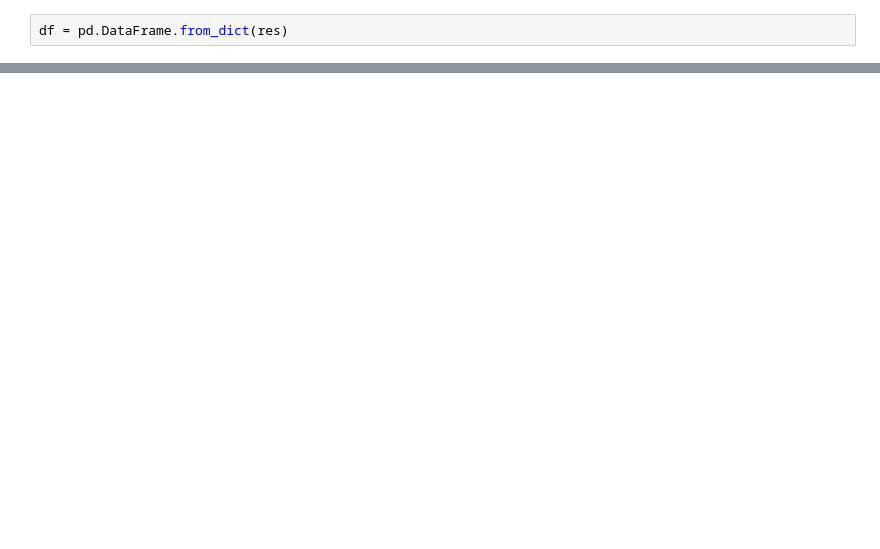
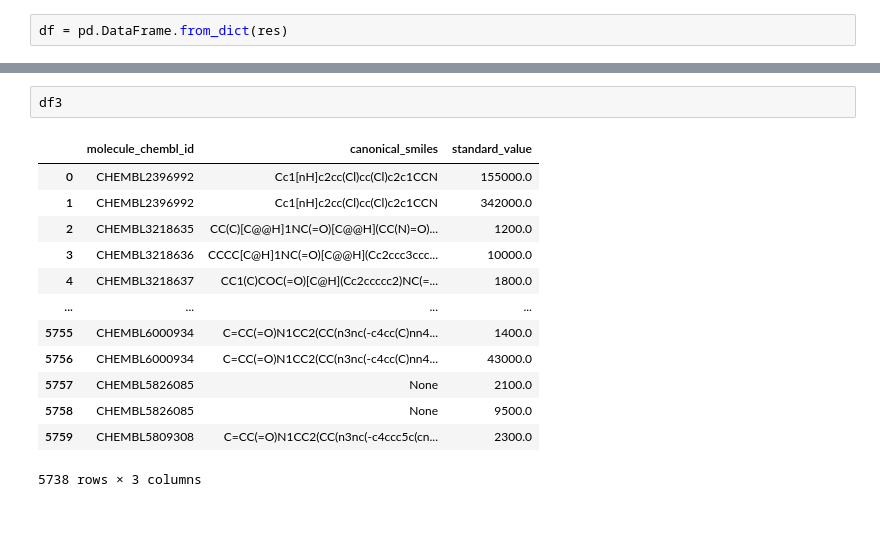
Before and after one commit to Pavalya-Periyasamy05/Machine-Learning-and-AI, a Jupyter notebook: CDD_Download_Bioactivity_Data.ipynb, the cells around one changed output, grey strips where cells are left out. Saved outputs shown, nothing was run; the diff lists cells and outputs as text; blank space fills up the shorter version.

```diff
--- a/CDD_Download_Bioactivity_Data.ipynb
+++ b/CDD_Download_Bioactivity_Data.ipynb
@@ -62,0 +234,18 @@ df = pd.DataFrame.from_dict(res)
+# %%
+df3
+# %% [output]
+|  | molecule_chembl_id | canonical_smiles | standard_value |
+| 0 | CHEMBL2396992 | Cc1[nH]c2cc(Cl)cc(Cl)c2c1CCN | 155000.0 |
+| 1 | CHEMBL2396992 | Cc1[nH]c2cc(Cl)cc(Cl)c2c1CCN | 342000.0 |
+| 2 | CHEMBL3218635 | CC(C)[C@@H]1NC(=O)[C@@H](CC(N)=O)... | 1200.0 |
+| 3 | CHEMBL3218636 | CCCC[C@H]1NC(=O)[C@@H](Cc2ccc3ccc... | 10000.0 |
+| 4 | CHEMBL3218637 | CC1(C)COC(=O)[C@H](Cc2ccccc2)NC(=... | 1800.0 |
+| ... | ... | ... | ... |
+| 5755 | CHEMBL6000934 | C=CC(=O)N1CC2(CC(n3nc(-c4cc(C)nn4... | 1400.0 |
+| 5756 | CHEMBL6000934 | C=CC(=O)N1CC2(CC(n3nc(-c4cc(C)nn4... | 43000.0 |
+| 5757 | CHEMBL5826085 | None | 2100.0 |
+| 5758 | CHEMBL5826085 | None | 9500.0 |
+| 5759 | CHEMBL5809308 | C=CC(=O)N1CC2(CC(n3nc(-c4ccc5c(cn... | 2300.0 |
+5738 rows × 3 columns
+# %% [markdown]
+###
```
Also changed, not shown: parts of 31 cells of this notebook.
